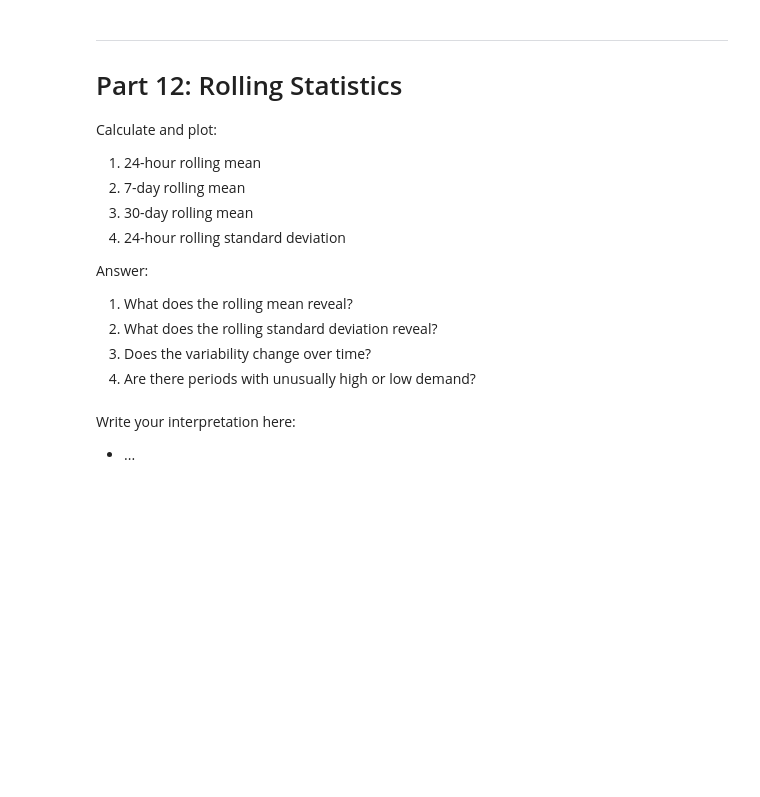
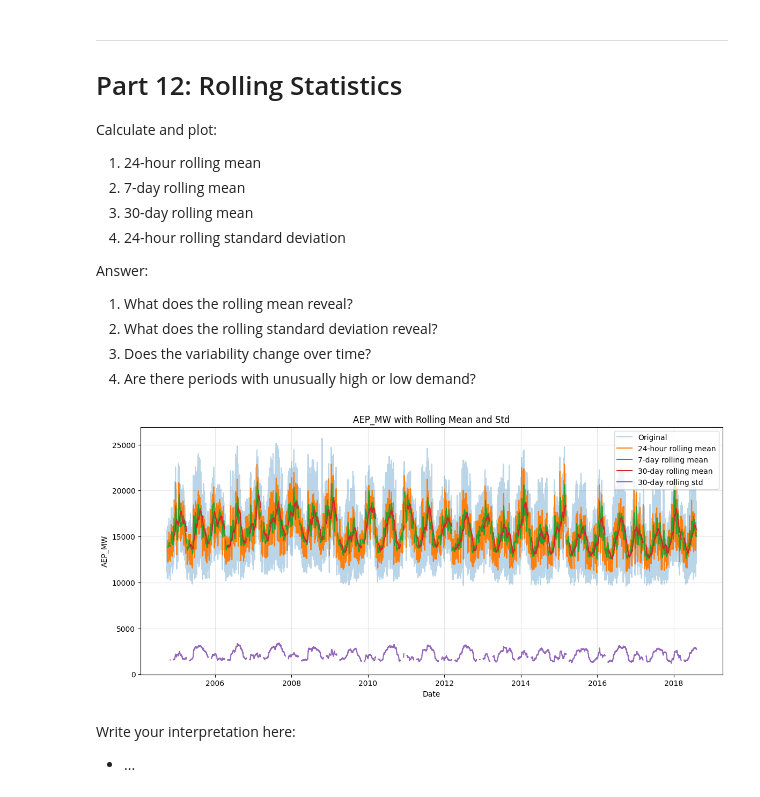
Before and after one commit to yoav-ayalon/course-Time-Series, a Jupyter notebook: HW1/01_time_series_eda_homework.ipynb, the cells around one changed output. Saved outputs shown, nothing was run; the diff lists cells and outputs as text; code cells hidden in the pictures; blank space fills up the shorter version.

```diff
--- a/HW1/01_time_series_eda_homework.ipynb
+++ b/HW1/01_time_series_eda_homework.ipynb
@@ -618,6 +708,23 @@ Answer:
 2. What does the rolling standard deviation reveal?
 3. Does the variability change over time?
 4. Are there periods with unusually high or low demand?
+# %%
+plt.figure(figsize=(14, 6))
+
+plt.plot(fix_data.index, fix_data["AEP_MW"], label="Original", alpha=0.3)
+plt.plot(fix_data.index, fix_data["AEP_MW"].rolling(24).mean(), label="24-hour rolling mean")
+plt.plot(fix_data.index, fix_data["AEP_MW"].rolling(24*7).mean(), label="7-day rolling mean")
+plt.plot(fix_data.index, fix_data["AEP_MW"].rolling(24*30).mean(), label="30-day rolling mean")
+plt.plot(fix_data.index, fix_data["AEP_MW"].rolling(24*30).std(), label="30-day rolling std")
+
+plt.title("AEP_MW with Rolling Mean and Std")
+plt.xlabel("Date")
+plt.ylabel("AEP_MW")
+plt.legend()
+plt.grid(True, alpha=0.3)
+plt.show()
+# %% [output]
+[figure, added]
 # %% [markdown]
 Write your interpretation here:
 
```
Also changed, not shown: parts of 7 cells of this notebook.
